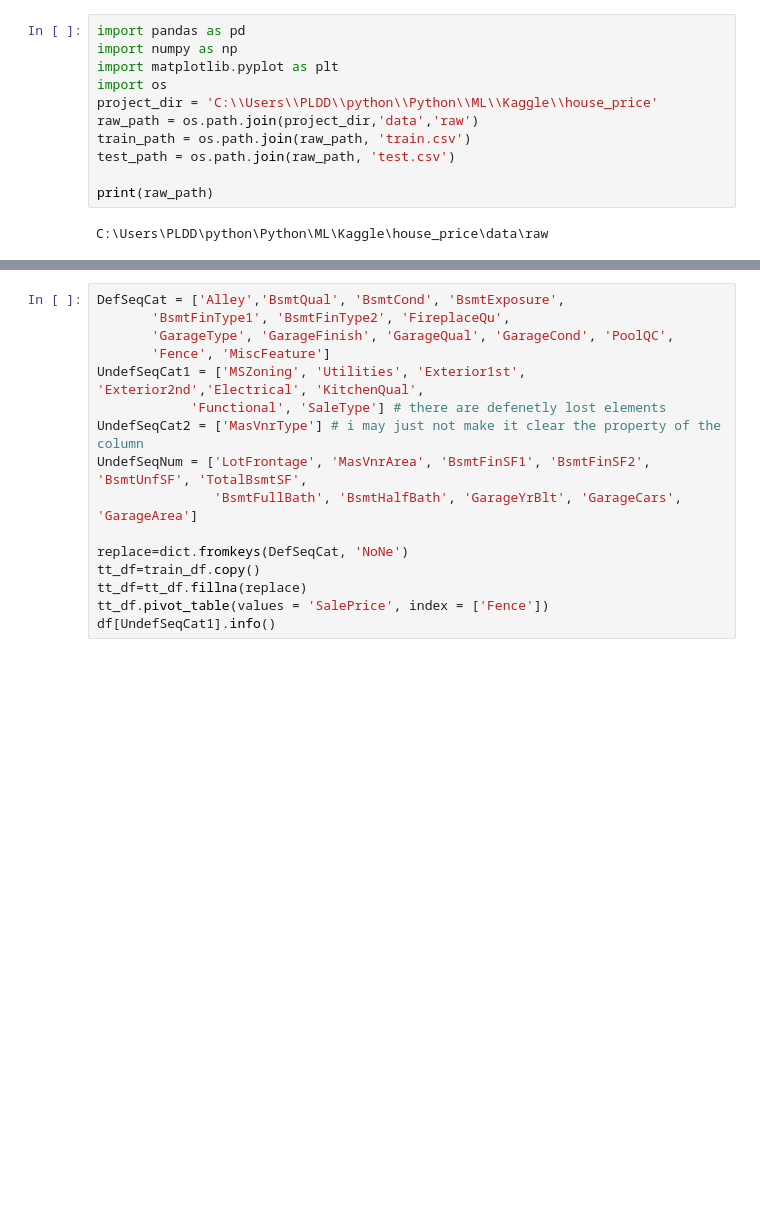
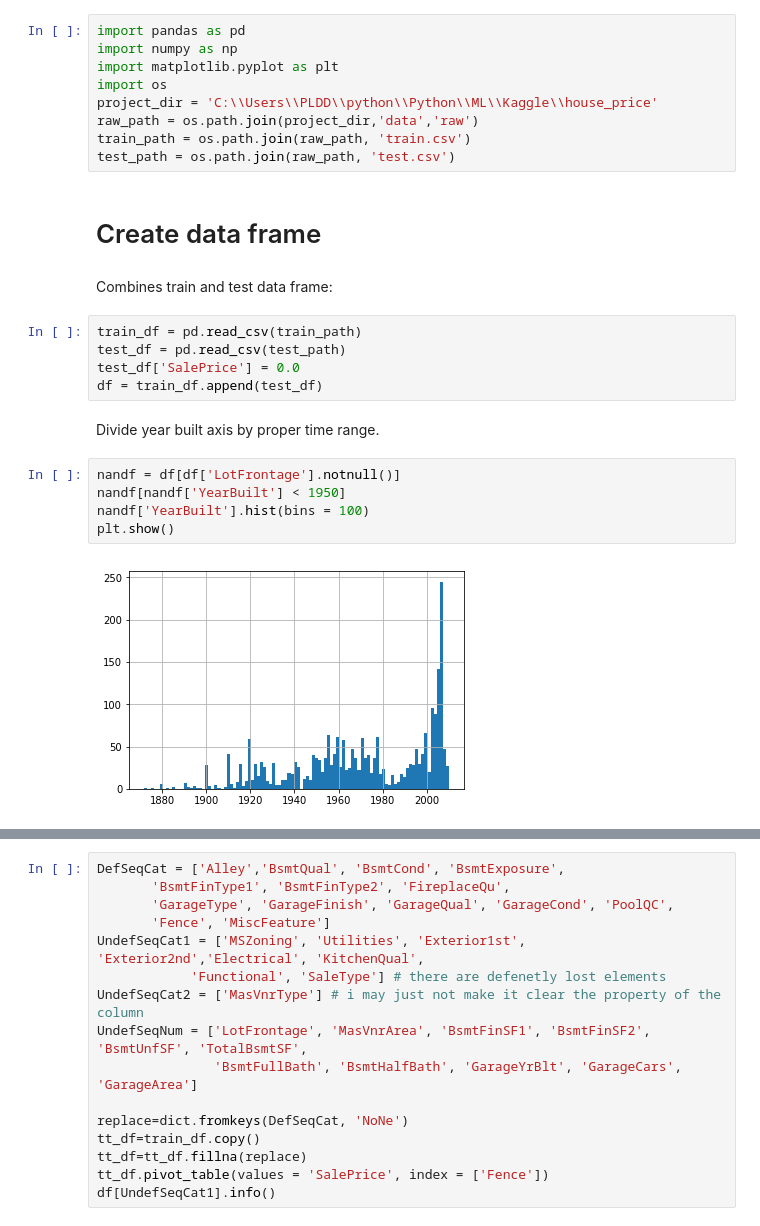
Before and after one commit to ePPilgrim/Python, a Jupyter notebook: ML/Kaggle/house_price/notebooks/house_price_load_and_resolve_NaN_values.ipynb, the cells around one changed output, grey strips where cells are left out. Drawn from its saved outputs; the diff is of its cells as text; blank space fills up the shorter version.

```diff
--- a/ML/Kaggle/house_price/notebooks/house_price_load_and_resolve_NaN_values.ipynb
+++ b/ML/Kaggle/house_price/notebooks/house_price_load_and_resolve_NaN_values.ipynb
@@ -7,7 +7,21 @@ project_dir = 'C:\\Users\\PLDD\\python\\Python\\ML\\Kaggle\\house_price'
 raw_path = os.path.join(project_dir,'data','raw')
 train_path = os.path.join(raw_path, 'train.csv')
 test_path = os.path.join(raw_path, 'test.csv')
-
-print(raw_path)
-# %% [output]
-C:\Users\PLDD\python\Python\ML\Kaggle\house_price\data\raw
+# %% [markdown]
+ # Create data frame
+# %% [markdown]
+Combines train and test data frame:
+# %%
+train_df = pd.read_csv(train_path)
+test_df = pd.read_csv(test_path)
+test_df['SalePrice'] = 0.0
+df = train_df.append(test_df)
+# %% [markdown]
+Divide year built axis by proper time range.
+# %%
+nandf = df[df['LotFrontage'].notnull()]
+nandf[nandf['YearBuilt'] < 1950]
+nandf['YearBuilt'].hist(bins = 100)
+plt.show()
+# %% [output]
+[figure, added]
```
Also changed, not shown: parts of 4 cells of this notebook, 1 other file.
